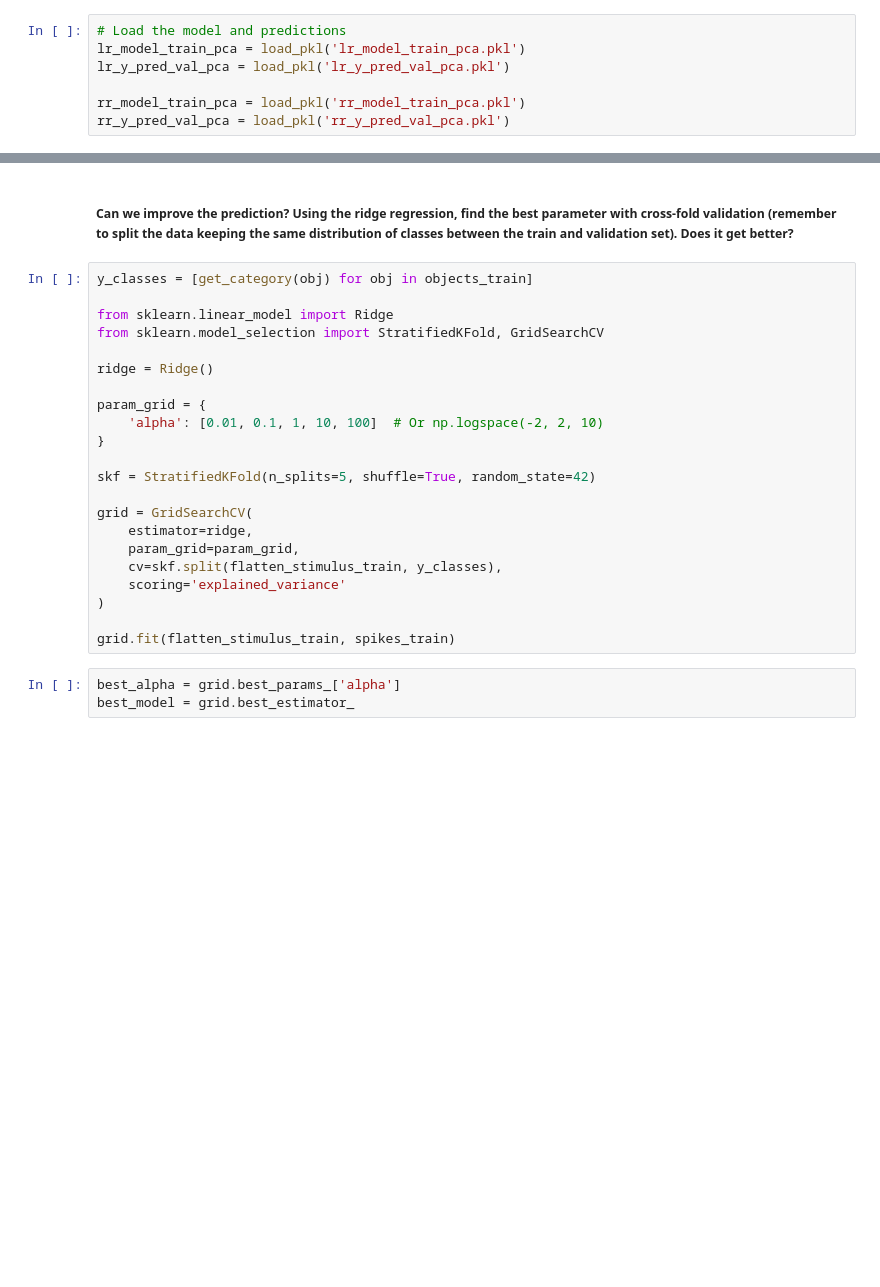
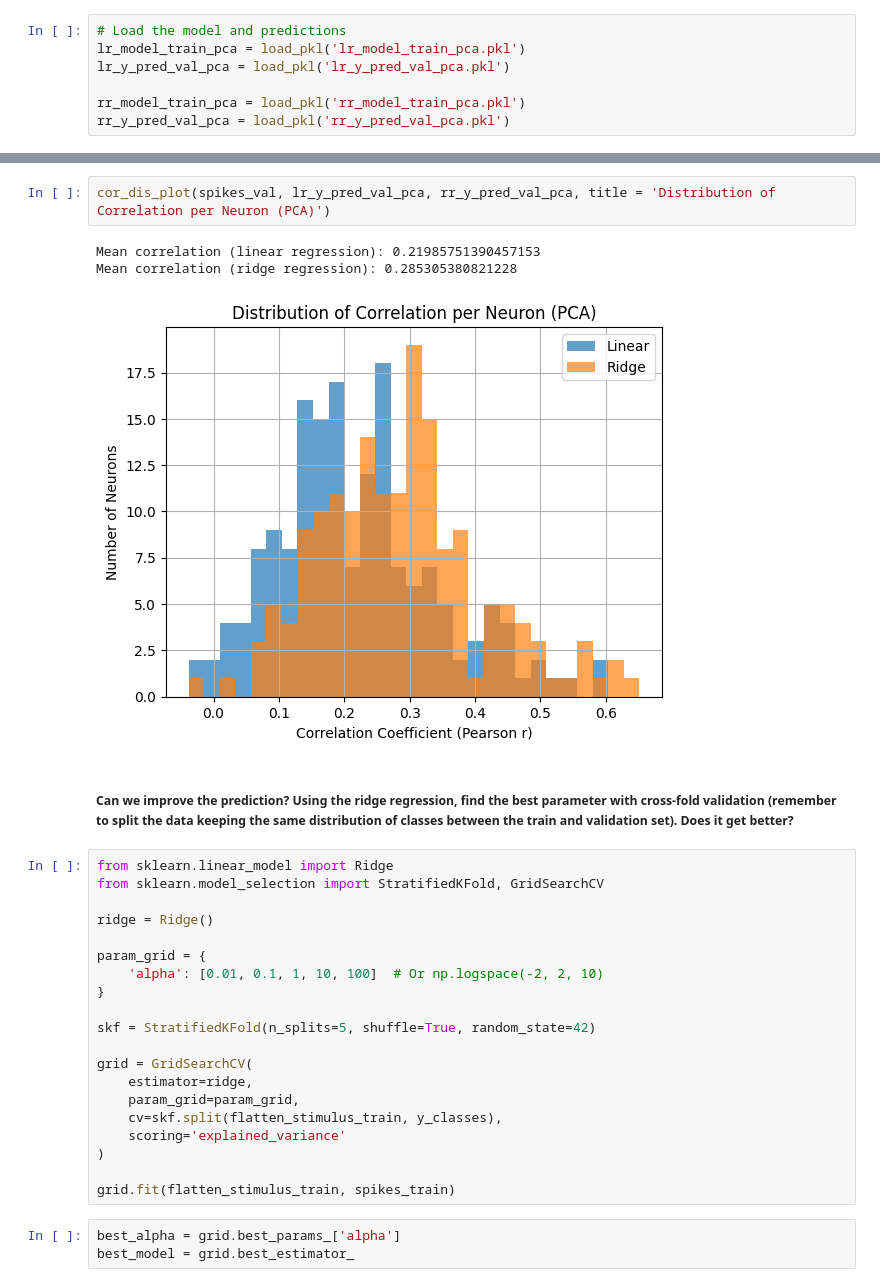
Before and after one commit to nivedya-nambiar/NX-414_groupSRN, a Jupyter notebook: Week 6/week6.ipynb, the cells around one changed output, grey strips where cells are left out. Saved outputs shown, nothing was run; the diff lists cells and outputs as text; blank space fills up the shorter version.

```diff
--- a/Week 6/week6.ipynb
+++ b/Week 6/week6.ipynb
@@ -385,8 +449,12 @@ plt.show()
+# %%
+cor_dis_plot(spikes_val, lr_y_pred_val_pca, rr_y_pred_val_pca, title = 'Distribution of Correlation per Neuron (PCA)')
+# %% [output]
+Mean correlation (linear regression): 0.21985751390457153
+Mean correlation (ridge regression): 0.285305380821228
+[figure, added]
 # %% [markdown]
 ##### Can we improve the prediction? Using the ridge regression, find the best parameter with cross-fold validation (remember to split the data keeping the same distribution of classes between the train and validation set). Does it get better?
 # %%
-y_classes = [get_category(obj) for obj in objects_train]
-
 from sklearn.linear_model import Ridge
 from sklearn.model_selection import StratifiedKFold, GridSearchCV
 
```
Also changed, not shown: parts of 62 cells of this notebook.
